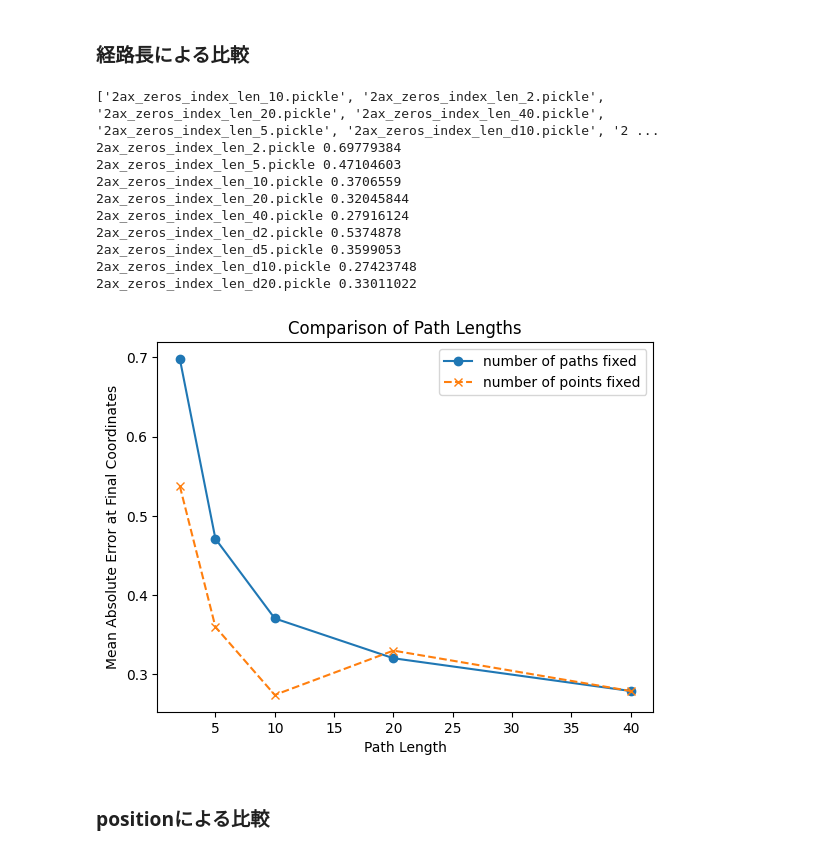
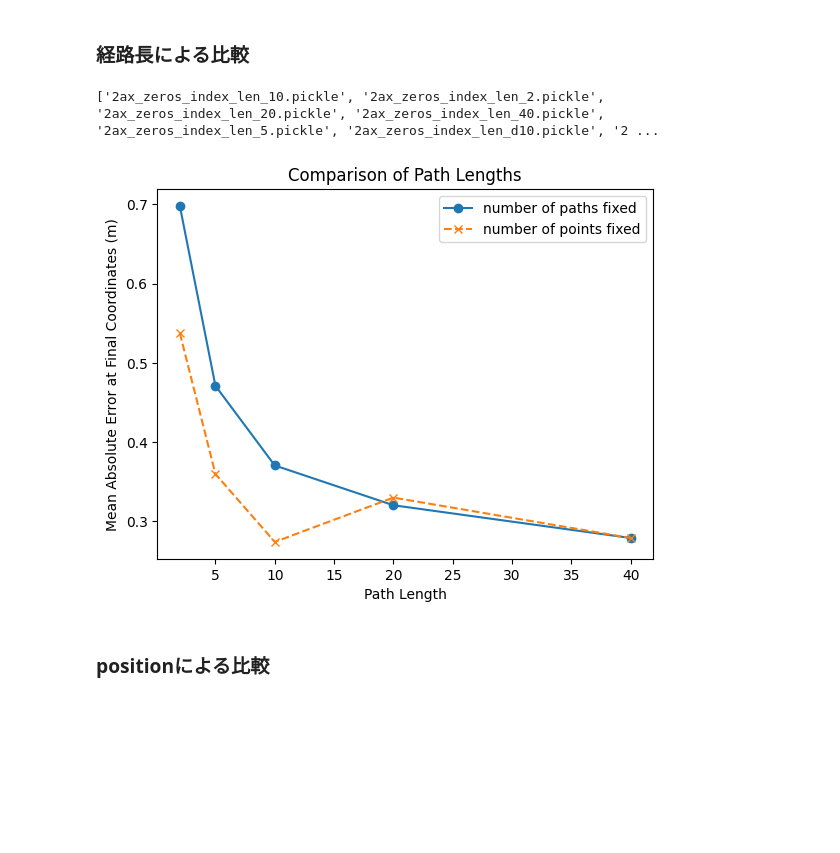
Before and after one commit to hal0309/lab-abci, a Jupyter notebook: _test/eval_m2_datashow.ipynb, the cells around one changed output. Saved outputs shown, nothing was run; the diff lists cells and outputs as text; code cells hidden in the pictures; blank space fills up the shorter version.

```diff
--- a/_test/eval_m2_datashow.ipynb
+++ b/_test/eval_m2_datashow.ipynb
@@ -158,46 +203,37 @@ for key in files.keys():
     with open(files[key], "rb") as f:
         data = pickle.load(f)
         exp2_data[key] = data.reshape(2000, -1)
 # pos = -10
 pos = -1
 path_length = [2, 5, 10, 20, 40]
 values = []
 divided_values = []
 for p in path_length:
     key = f"2ax_zeros_index_len_{p}.pickle"
     v = np.mean(exp2_data[key][:,pos])
     # print(np.shape(exp2_data[key]))
     values.append(v)
-    print(key, v)
+    # print(key, v)
 
 for p in path_length[:-1]:
     key = f"2ax_zeros_index_len_d{p}.pickle"
     v = np.mean(exp2_data[key][:,pos])
     divided_values.append(v)
-    print(key, v)
+    # print(key, v)
 divided_values.append(np.mean(exp2_data["2ax_zeros_index_len_40.pickle"][:,pos]))
 
 plt.plot(path_length, values, linestyle="-", marker="o", label="number of paths fixed")
 plt.plot(path_length, divided_values, linestyle="--", marker="x", label="number of points fixed")
 plt.title("Comparison of Path Lengths")
 plt.xlabel("Path Length")
-plt.ylabel("Mean Absolute Error at Final Coordinates")
+plt.ylabel("Mean Absolute Error at Final Coordinates (m)")
 plt.legend()
 plt.show()
 
 # print(exp2_data.keys())
 # %% [output]
 ['2ax_zeros_index_len_10.pickle', '2ax_zeros_index_len_2.pickle', '2ax_zeros_index_len_20.pickle', '2ax_zeros_index_len_40.pickle', '2ax_zeros_index_len_5.pickle', '2ax_zeros_index_len_d10.pickle', '2 ...
-2ax_zeros_index_len_2.pickle 0.69779384
-2ax_zeros_index_len_5.pickle 0.47104603
-2ax_zeros_index_len_10.pickle 0.3706559
-2ax_zeros_index_len_20.pickle 0.32045844
-2ax_zeros_index_len_40.pickle 0.27916124
-2ax_zeros_index_len_d2.pickle 0.5374878
-2ax_zeros_index_len_d5.pickle 0.3599053
-2ax_zeros_index_len_d10.pickle 0.27423748
-2ax_zeros_index_len_d20.pickle 0.33011022
-[figure, old version]
+[figure, new version]
 # %% [markdown]
 ### positionによる比較
 # %%
```
Also changed, not shown: parts of 6 cells of this notebook.
